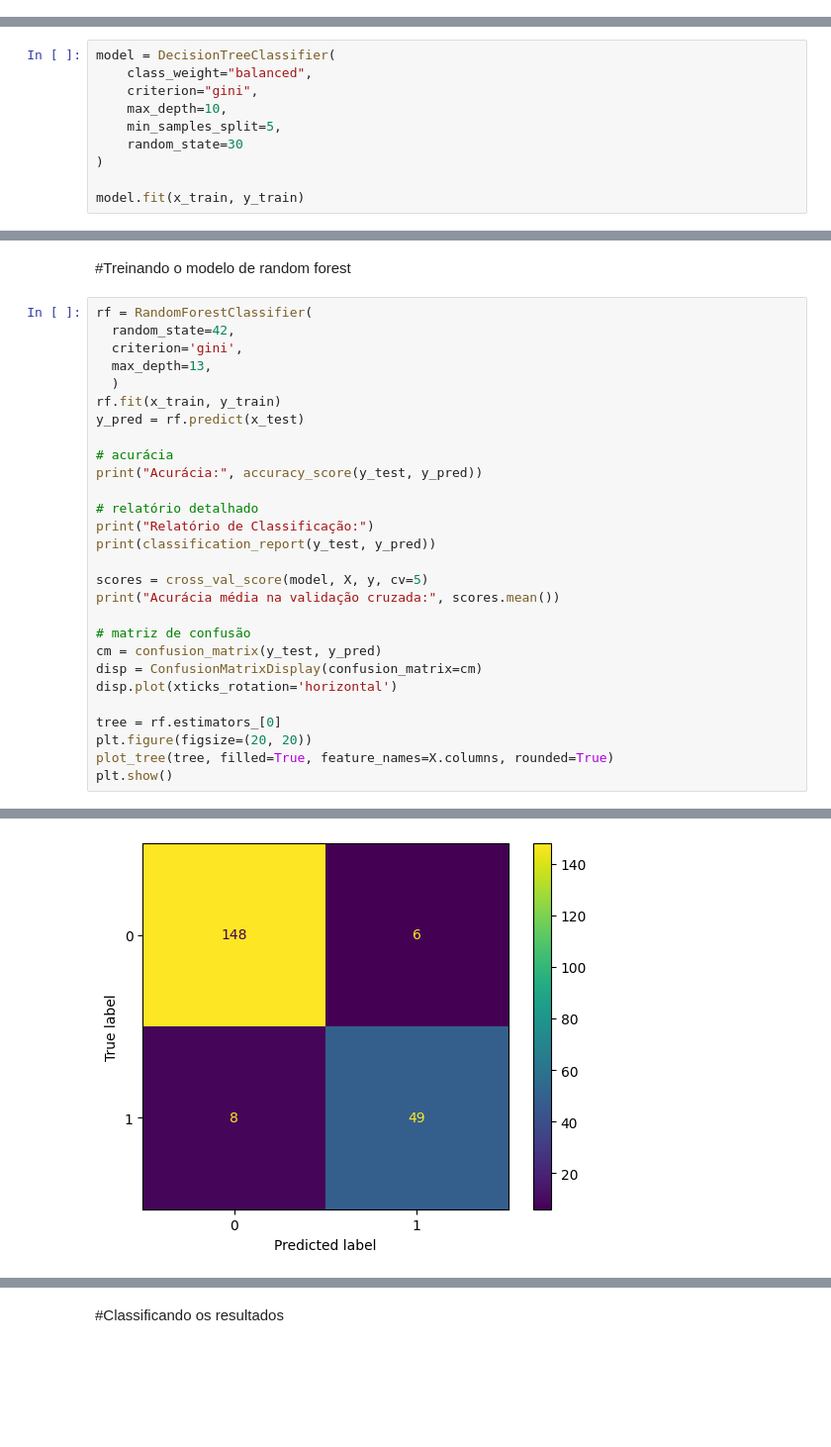
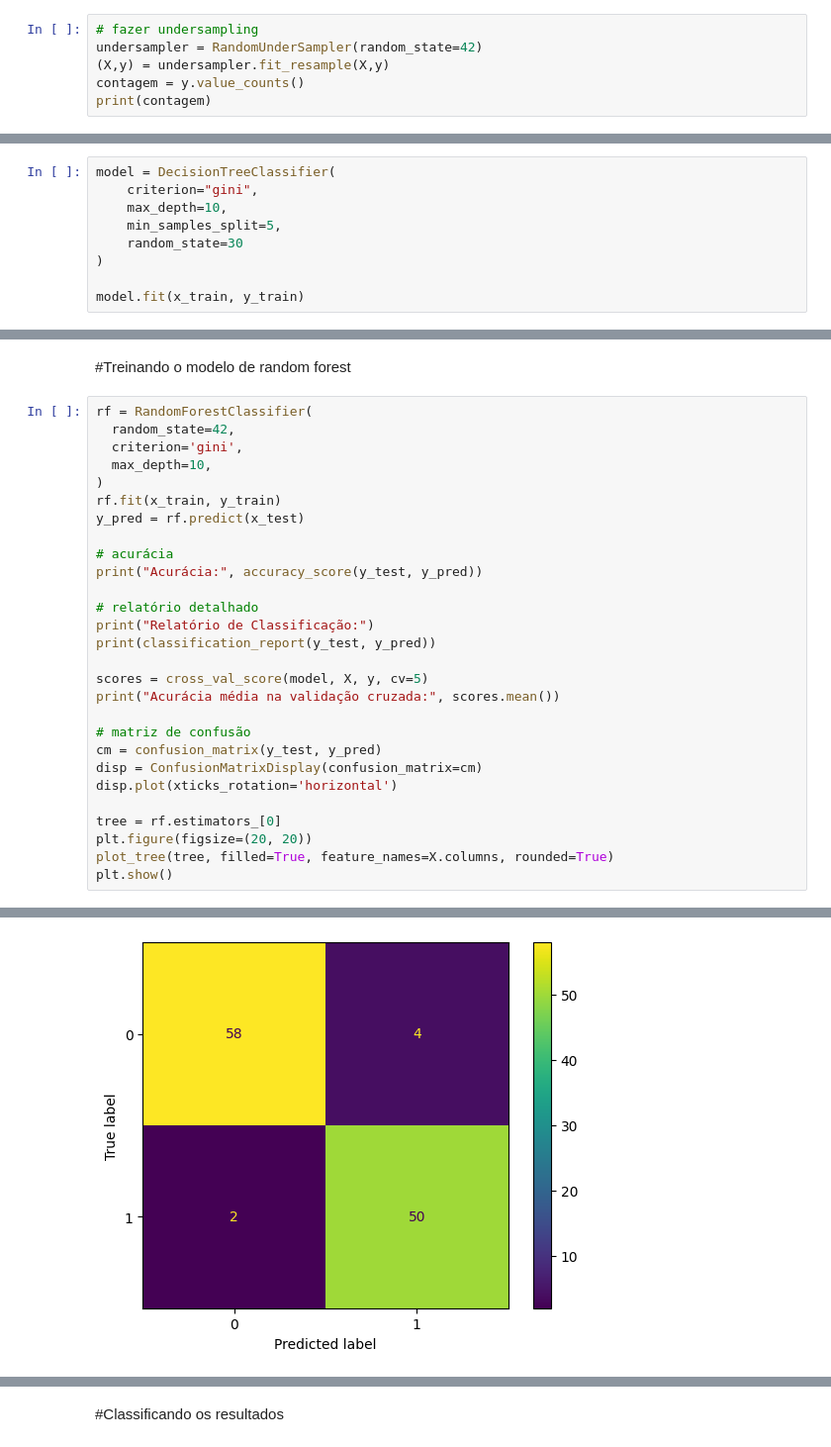
Before and after one commit to carinalanchine/aprendizado-de-maquina-saude, a Jupyter notebook: Projeto de aplicação/main.ipynb, the cells around one changed output, grey strips where cells are left out. Shown at 99% size. Saved outputs shown, nothing was run; the diff lists cells and outputs as text; blank space fills up the shorter version.

```diff
--- a/Projeto de aplicação/main.ipynb
+++ b/Projeto de aplicação/main.ipynb
@@ -175,0 +186,6 @@ Name: autism, dtype: int64
+# %%
+# fazer undersampling
+undersampler = RandomUnderSampler(random_state=42)
+(X,y) = undersampler.fit_resample(X,y)
+contagem = y.value_counts()
+print(contagem)
@@ -179,7 +200,6 @@ x_train, x_test, y_train, y_test = train_test_split(X, y, test_size=0.3, random_
 #Treinamento do modelo de árvore de decisão
 # %%
 model = DecisionTreeClassifier(
-    class_weight="balanced",
     criterion="gini",
     max_depth=10,
     min_samples_split=5,
@@ -275,8 +294,8 @@ Acurácia média na validação cruzada: 0.9614792299898683
 rf = RandomForestClassifier(
   random_state=42,
   criterion='gini',
-  max_depth=13,
-  )
+  max_depth=10,
+)
 rf.fit(x_train, y_train)
 y_pred = rf.predict(x_test)
 
@@ -315 +334 @@ Acurácia média na validação cruzada: 0.9143667679837894
-[figure, old version]
+[figure, new version]
```
Also changed, not shown: parts of 10 cells of this notebook.
